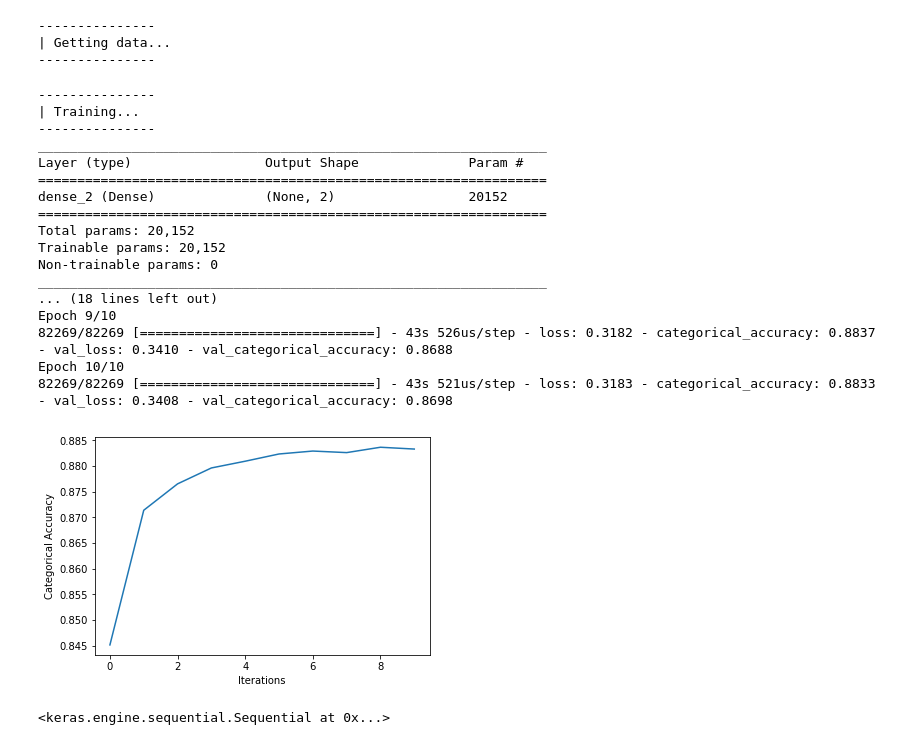
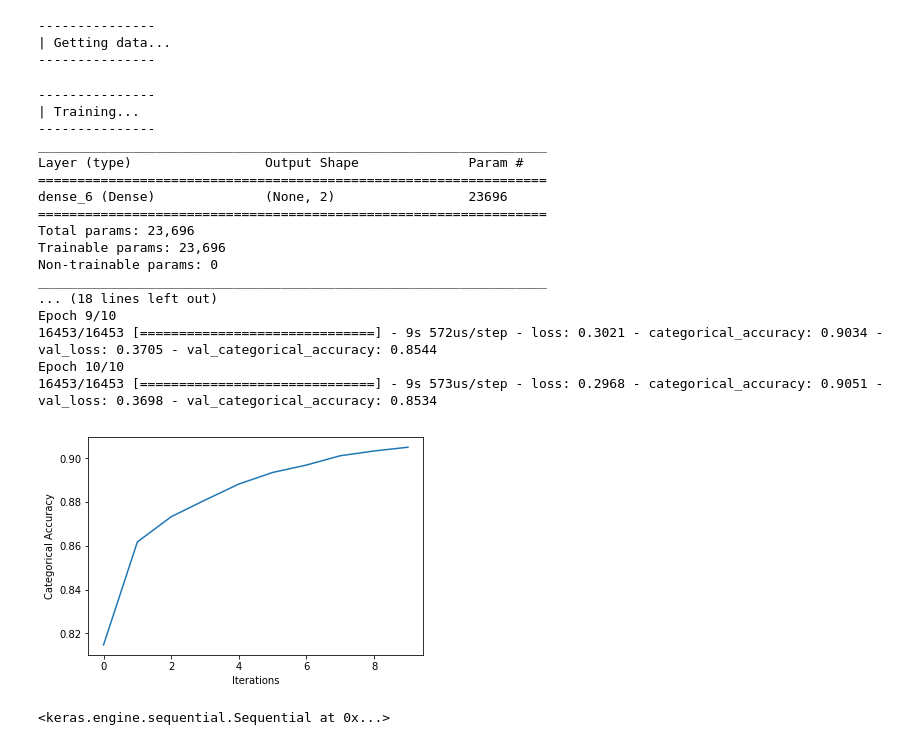
Before and after one commit to vwslz/Adversarial-Product-Review-Generation-with-Word-Replacements, a Jupyter notebook: LR.ipynb, the cells around one changed output. Drawn from its saved outputs; the diff is of its cells as text; code cells hidden in the pictures.

Commit message:
Add test for testing changing 1, 2, 3 words

```diff
--- a/LR.ipynb
+++ b/LR.ipynb
@@ -21,9 +23,9 @@ from nltk.tokenize import RegexpTokenizer
 # %%
-mixeddataname = "mixed_20568.pkl"
-modelname = 'LR.h5'
+mixeddataname = "mixed_s.pkl"
+num_adv = 20535
+name_model = 'LR_s.h5'
 
 num_class = 2
-
 size_batch = 10
 num_epoch = 10
 l2_lambda = 0.00001
@@ -60,15 +62,21 @@ def getData(filename):
     data = pd.read_pickle(filename)
     tfidf_m, tfidf_d = get_tf(data['reviewText'], use_idf=True, max_df=0.90, min_df=10)
 
-    X = tfidf_d[0: tfidf_d.shape[0] - 20568 - 1]
-    X_adv = tfidf_d[tfidf_d.shape[0] - 20568 -1: -1]
+    X = tfidf_d[0: tfidf_d.shape[0] - 4 * num_adv - 1]
+    X_adv = tfidf_d[tfidf_d.shape[0] - 4 * num_adv -1: tfidf_d.shape[0] - 3 *num_adv - 1]
+    X_adv1 = tfidf_d[tfidf_d.shape[0] - 3 * num_adv -1: tfidf_d.shape[0] - 2 * num_adv - 1]
+    X_adv2 = tfidf_d[tfidf_d.shape[0] - 2 * num_adv -1: tfidf_d.shape[0] - num_adv - 1]
+    X_adv3 = tfidf_d[tfidf_d.shape[0] - num_adv -1: -1]
 
     data_Y = data.overall
     data_Y = np_utils.to_categorical(data_Y, num_class)
-    Y = data_Y[0: tfidf_d.shape[0] - 20568 - 1]
-    Y_adv = data_Y[tfidf_d.shape[0] - 20568 -1: -1]
+    Y = data_Y[0: tfidf_d.shape[0] - 4 * num_adv - 1]
+    Y_adv = data_Y[tfidf_d.shape[0] - 4 * num_adv -1: tfidf_d.shape[0] - 3 * num_adv -1]
+    Y_adv1 = data_Y[tfidf_d.shape[0] - 3 * num_adv -1: tfidf_d.shape[0] - 2 * num_adv -1]
+    Y_adv2 = data_Y[tfidf_d.shape[0] - 2 * num_adv -1: tfidf_d.shape[0] - num_adv -1]
+    Y_adv3 = data_Y[tfidf_d.shape[0] - num_adv -1: -1]
 
-    return X, Y, X_adv, Y_adv, len(tfidf_m.get_feature_names())
+    return X, Y, X_adv, Y_adv, X_adv1, Y_adv1, X_adv2, Y_adv2, X_adv3, Y_adv3, len(tfidf_m.get_feature_names())
 # %%
 # def getData(filename):
 #     print("---------------")
@@ -91,7 +99,7 @@ def splitData(x, y):
     X_train, X_validation, Y_train, Y_validation = train_test_split(X_trains, Y_trains, test_size=0.2, random_state=42)
     return X_train, X_validation, X_test, Y_train, Y_validation, Y_test
 # %%
-def train(x_train, x_validation, y_train, y_validation, dim_input, batch_size, epochs):
+def train(x_train, x_validation, y_train, y_validation, dim_input, batch_size, epochs, modelname):
     print("---------------")
     print("| Training...")
     print("---------------")
@@ -144,33 +152,33 @@ def main():
 # %% [markdown]
 ### Test with Adversasial Dataset
 # %%
-X, Y, X_adv, Y_adv, dim_input = getData(mixeddataname)
+X, Y, X_adv, Y_adv, X_adv1, Y_adv1, X_adv2, Y_adv2, X_adv3, Y_adv3, dim_input = getData(mixeddataname)
 X_train, X_test, Y_train, Y_test = train_test_split(X, Y, test_size=0.2, random_state=42)
 # %% [output]
 ---------------
 | Getting data...
 ---------------
 # %%
-train(X_train, X_test, Y_train, Y_test, dim_input, size_batch, num_epoch)
+train(X_train, X_test, Y_train, Y_test, dim_input, size_batch, num_epoch, name_model)
 # %% [output]
 ---------------
 | Training...
 ---------------
 _________________________________________________________________
 Layer (type)                 Output Shape              Param #
 =================================================================
-dense_2 (Dense)              (None, 2)                 20152
+dense_6 (Dense)              (None, 2)                 23696
 =================================================================
-Total params: 20,152
-Trainable params: 20,152
+Total params: 23,696
+Trainable params: 23,696
 Non-trainable params: 0
 _________________________________________________________________
 ... (18 lines left out)
 Epoch 9/10
-82269/82269 [==============================] - 43s 526us/step - loss: 0.3182 - categorical_accuracy: 0.8837 - val_loss: 0.3410 - val_categorical_accuracy: 0.8688
+16453/16453 [==============================] - 9s 572us/step - loss: 0.3021 - categorical_accuracy: 0.9034 - val_loss: 0.3705 - val_categorical_accuracy: 0.8544
 Epoch 10/10
-82269/82269 [==============================] - 43s 521us/step - loss: 0.3183 - categorical_accuracy: 0.8833 - val_loss: 0.3408 - val_categorical_accuracy: 0.8698
+16453/16453 [==============================] - 9s 573us/step - loss: 0.2968 - categorical_accuracy: 0.9051 - val_loss: 0.3698 - val_categorical_accuracy: 0.8534
-[figure, old version]
+[figure, new version]
 <keras.engine.sequential.Sequential at 0x...>
 # %%
 test(X_test, Y_test)
```
Also changed, not shown: parts of 17 cells of this notebook, 5 other files.
